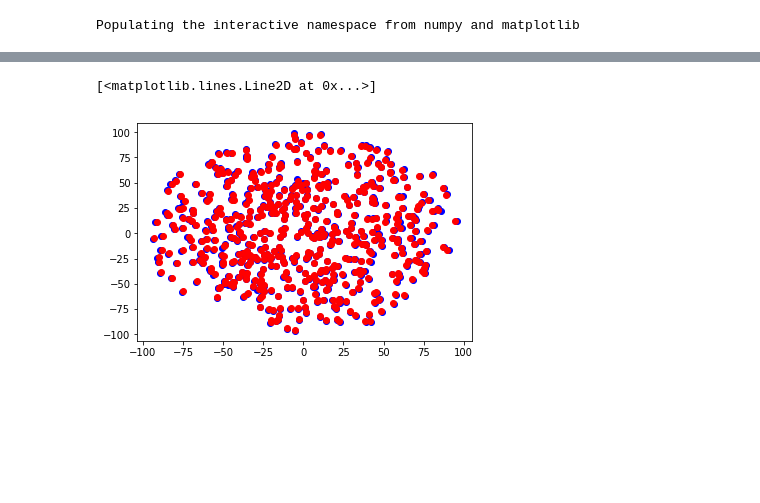
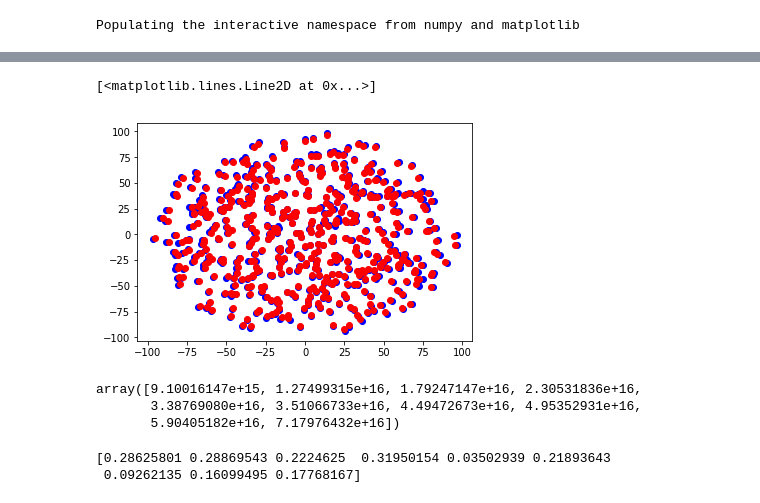
Before and after one commit to ornemarioni/metodos_numericos, a Jupyter notebook: euler2.ipynb, the cells around one changed output, grey strips where cells are left out. Cells and saved outputs as stored; diff of their text form; code cells hidden in the pictures; blank space fills up the shorter version.

```diff
--- a/euler2.ipynb
+++ b/euler2.ipynb
@@ -91,8 +91,8 @@ nit = 100
 
 posf,velf,acf = euler.euler(eps,dt,nit,m,pos,vel,a)
 # %%
-plt.plot(pos[:,0],pos[:,1],'o',color='b')
+plt.plot(x,y,'o',color='b')
 plt.plot(posf[:,0],posf[:,1],'o',color='r')
 # %% [output]
 [<matplotlib.lines.Line2D at 0x...>]
-[figure, old version]
+[figure, new version]
@@ -98,0 +122,16 @@ plt.plot(posf[:,0],posf[:,1],'o',color='r')
+# %%
+Ef
+# %% [output]
+array([9.10016147e+15, 1.27499315e+16, 1.79247147e+16, 2.30531836e+16,
+       3.38769080e+16, 3.51066733e+16, 4.49472673e+16, 4.95352931e+16,
+       5.90405182e+16, 7.17976432e+16])
+# %%
+dE = np.zeros(len(Ef)-1)
+
+for i in np.arange(len(Ef)-1):
+    dE[i] = (Ef[i+1] - Ef[i])/abs(Ef[i+1])
+
+print dE
+# %% [output]
+[0.28625801 0.28869543 0.2224625  0.31950154 0.03502939 0.21893643
+ 0.09262135 0.16099495 0.17768167]
```
Also changed, not shown: parts of 7 cells of this notebook, 5 other files.
